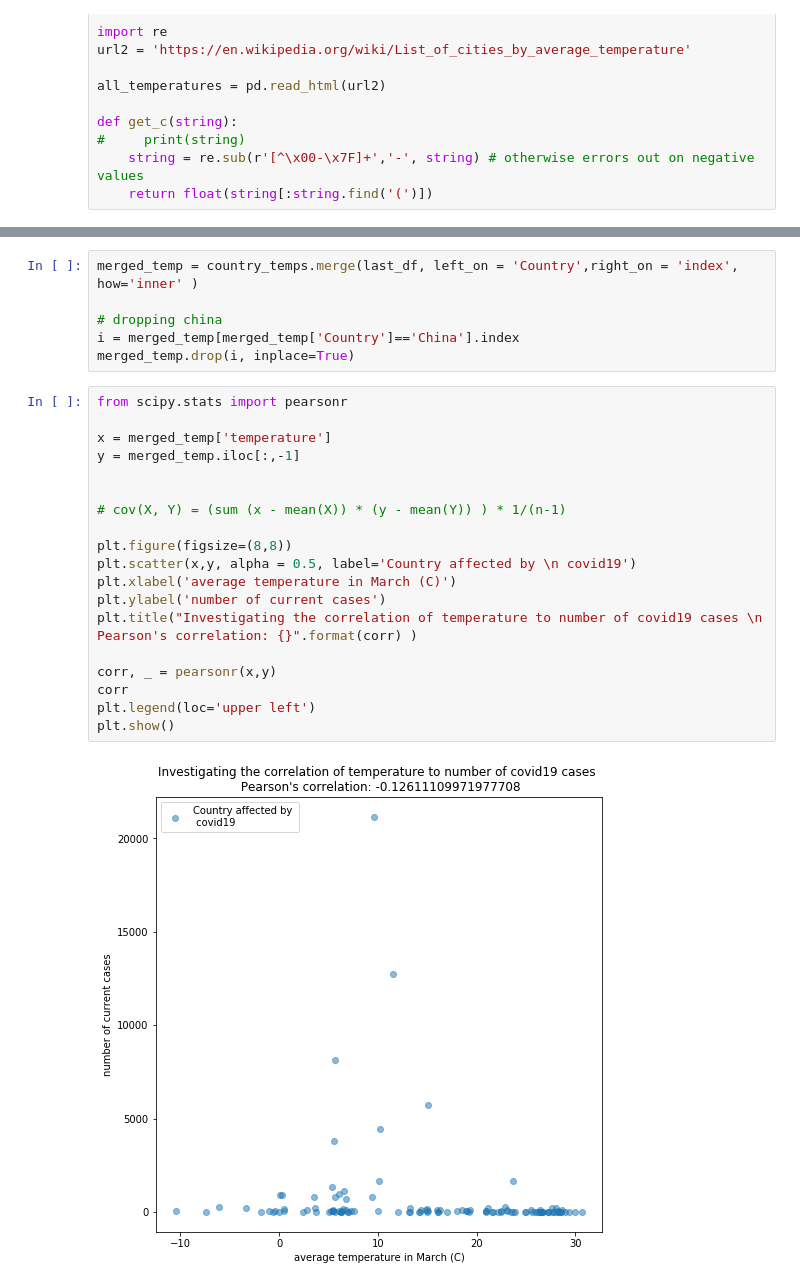
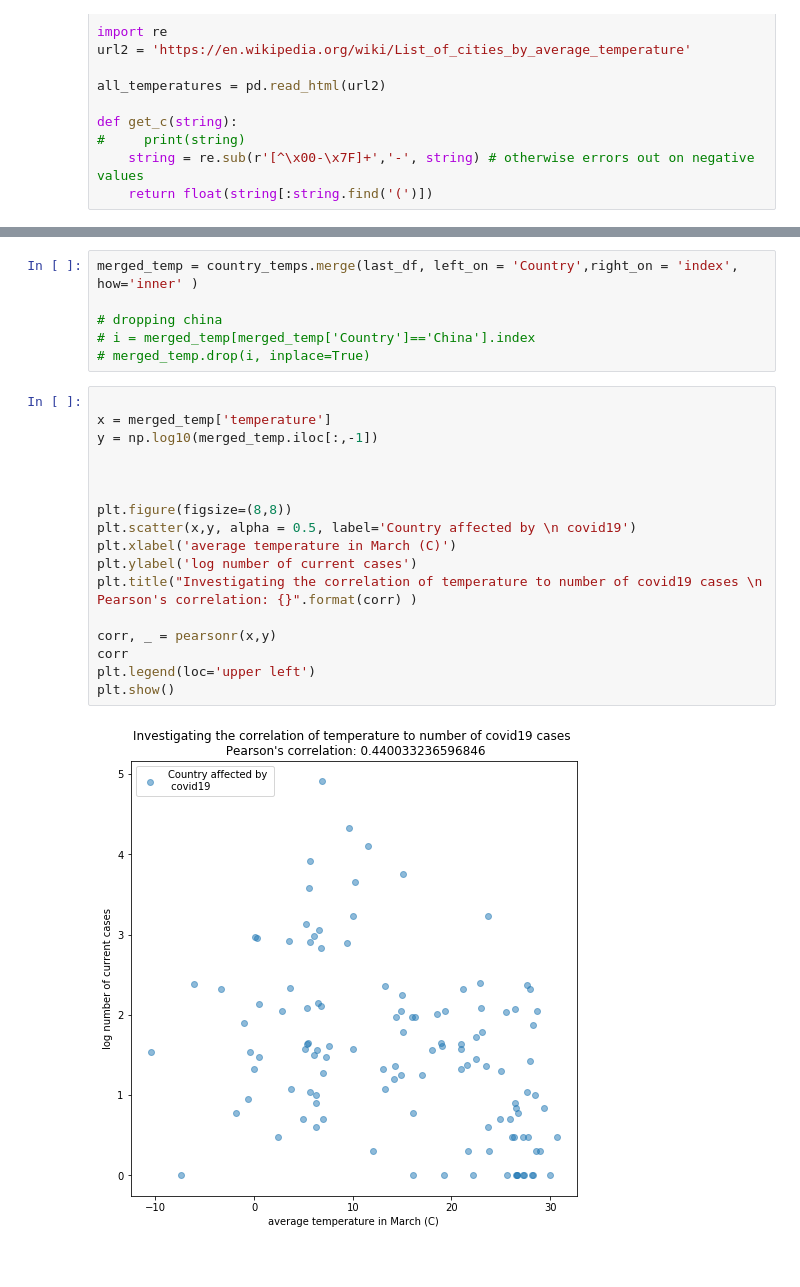
Before and after one commit to ericphamhung/covid-19, a Jupyter notebook: supplement.ipynb, the cells around one changed output, grey strips where cells are left out. Drawn from its saved outputs; the diff is of its cells as text.

```diff
--- a/supplement.ipynb
+++ b/supplement.ipynb
@@ -186,26 +171,24 @@ last_df
 merged_temp = country_temps.merge(last_df, left_on = 'Country',right_on = 'index', how='inner' )
 
 # dropping china
-i = merged_temp[merged_temp['Country']=='China'].index
-merged_temp.drop(i, inplace=True)
+# i = merged_temp[merged_temp['Country']=='China'].index
+# merged_temp.drop(i, inplace=True)
 # %%
-from scipy.stats import pearsonr
 
 x = merged_temp['temperature']
-y = merged_temp.iloc[:,-1]
+y = np.log10(merged_temp.iloc[:,-1])
 
 
-# cov(X, Y) = (sum (x - mean(X)) * (y - mean(Y)) ) * 1/(n-1)
 
 plt.figure(figsize=(8,8))
 plt.scatter(x,y, alpha = 0.5, label='Country affected by \n covid19')
 plt.xlabel('average temperature in March (C)')
-plt.ylabel('number of current cases')
+plt.ylabel('log number of current cases')
 plt.title("Investigating the correlation of temperature to number of covid19 cases \n Pearson's correlation: {}".format(corr) )
 
 corr, _ = pearsonr(x,y)
 corr
 plt.legend(loc='upper left')
 plt.show()
 # %% [output]
-[figure, old version]
+[figure, new version]
```
Also changed, not shown: parts of 6 cells of this notebook.
